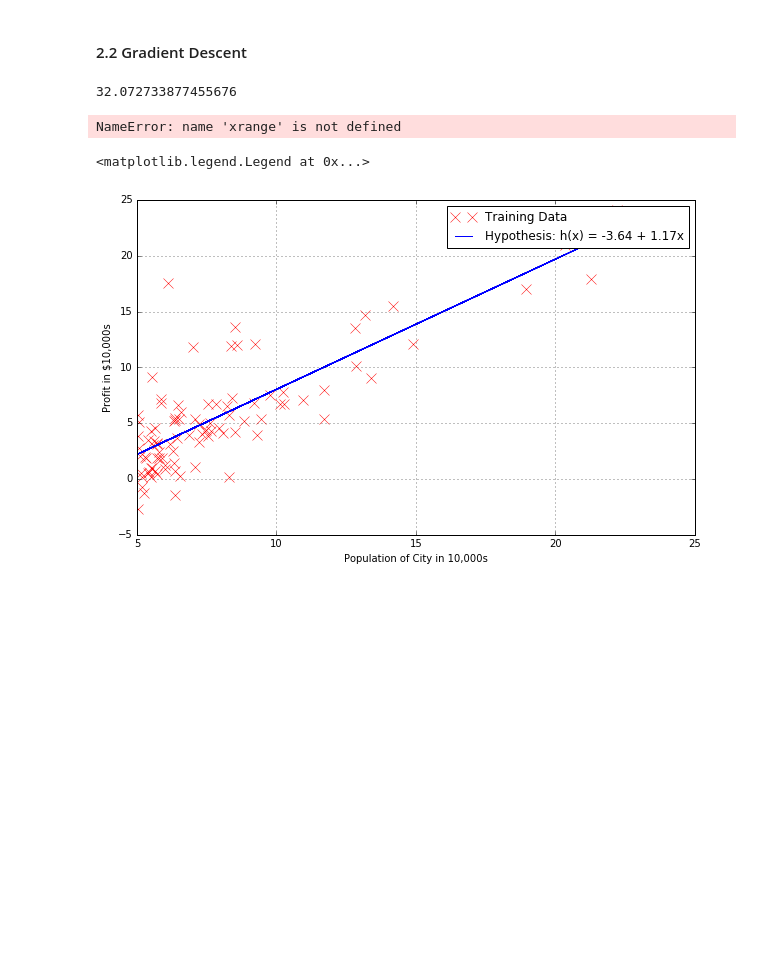
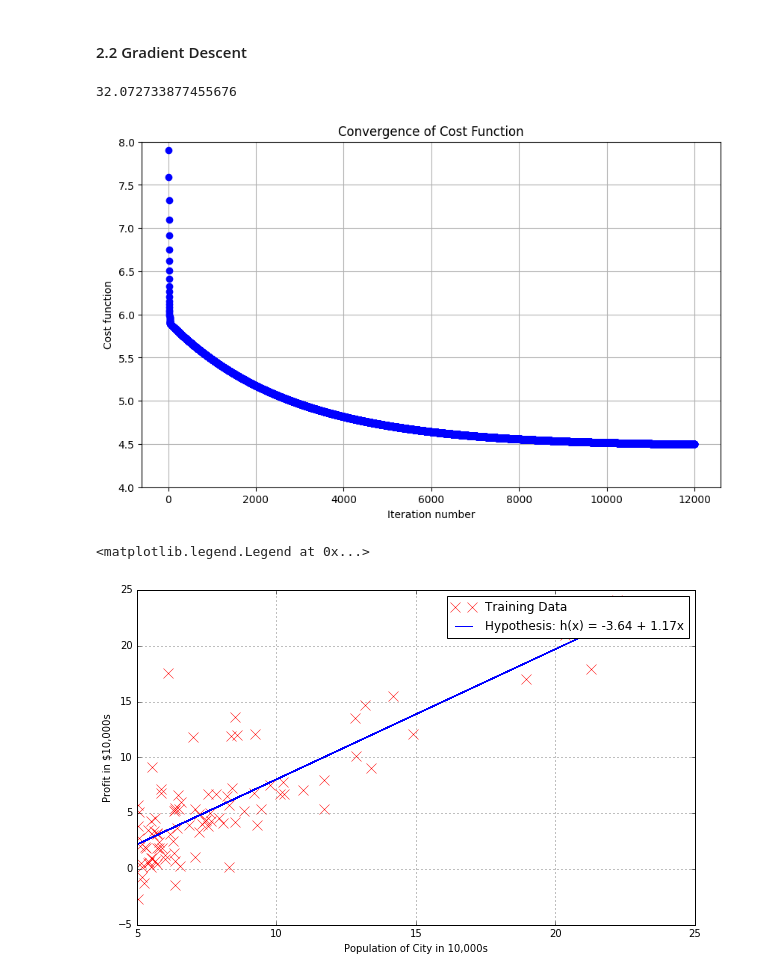
Before and after one commit to shatanshu3006/ML-Projects, a Jupyter notebook: Machine Learning notebooks By Andrew NG/ex1/ex1.ipynb, the cells around one changed output. Saved outputs shown, nothing was run; the diff lists cells and outputs as text; code cells hidden in the pictures; blank space fills up the shorter version.

```diff
--- a/Machine Learning notebooks By Andrew NG/ex1/ex1.ipynb
+++ b/Machine Learning notebooks By Andrew NG/ex1/ex1.ipynb
@@ -33,8 +33,8 @@ Text(0.5, 0, 'Population of City in 10,000s')
 # %% [markdown]
 #### 2.2 Gradient Descent
 # %%
-iterations = 1500
-alpha = 0.01
+iterations = 12000
+alpha = 0.001
 # %%
 import numpy as np
 
@@ -66,7 +66,7 @@ def descendGradient(X, theta_start = np.zeros(2)):
     theta = theta_start
     jvec = [] #Used to plot cost as function of iteration
     theta_history = [] #Used to visualize the minimization path later on
-    for meaninglessvariable in xrange(iterations):
+    for meaninglessvariable in range(iterations):
         tmptheta = theta
         jvec.append(computeCost(theta,X,y))
         # Buggy line
@@ -74,31 +74,31 @@ def descendGradient(X, theta_start = np.zeros(2)):
         # Fixed line
         theta_history.append(list(theta[:,0]))
         #Simultaneously updating theta values
-        for j in xrange(len(tmptheta)):
+        for j in range(len(tmptheta)):
             tmptheta[j] = theta[j] - (alpha/m)*np.sum((h(theta,X) - y)*np.array(X[:,j]).reshape(m,1))
         theta = tmptheta
     return theta, theta_history, jvec
 # %%
 #Actually run gradient descent to get the best-fit theta values
 initial_theta = np.zeros((X.shape[1],1))
 theta, theta_history, jvec = descendGradient(X,initial_theta)
 
 #Plot the convergence of the cost function
 def plotConvergence(jvec):
     plt.figure(figsize=(10,6))
     plt.plot(range(len(jvec)),jvec,'bo')
     plt.grid(True)
     plt.title("Convergence of Cost Function")
     plt.xlabel("Iteration number")
     plt.ylabel("Cost function")
     dummy = plt.xlim([-0.05*iterations,1.05*iterations])
-    #dummy = plt.ylim([4,8])
+    dummy = plt.ylim([4,8])
 
 
 plotConvergence(jvec)
-dummy = plt.ylim([4,7])
+# dummy = plt.ylim([5,8])
 # %% [output]
-NameError: name 'xrange' is not defined
+[figure, added]
 # %%
 #Plot the line on top of the data to ensure it looks correct
 def myfit(xval):
```
